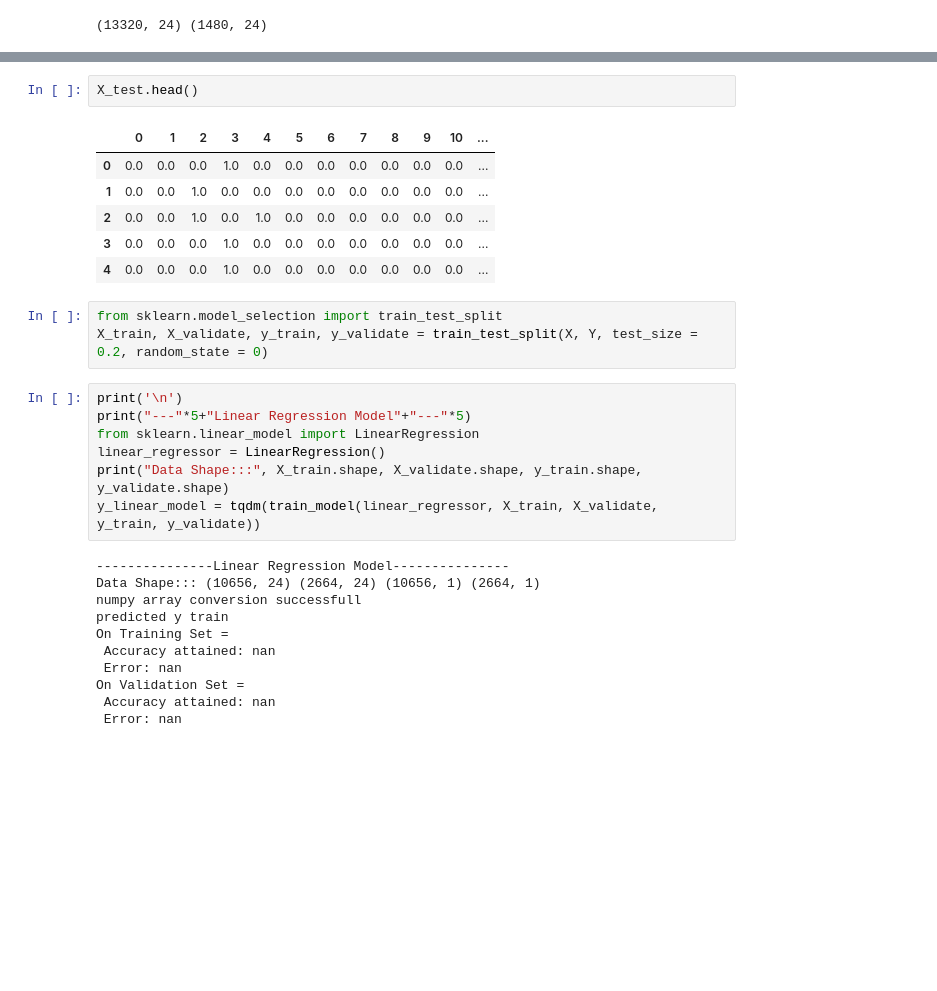
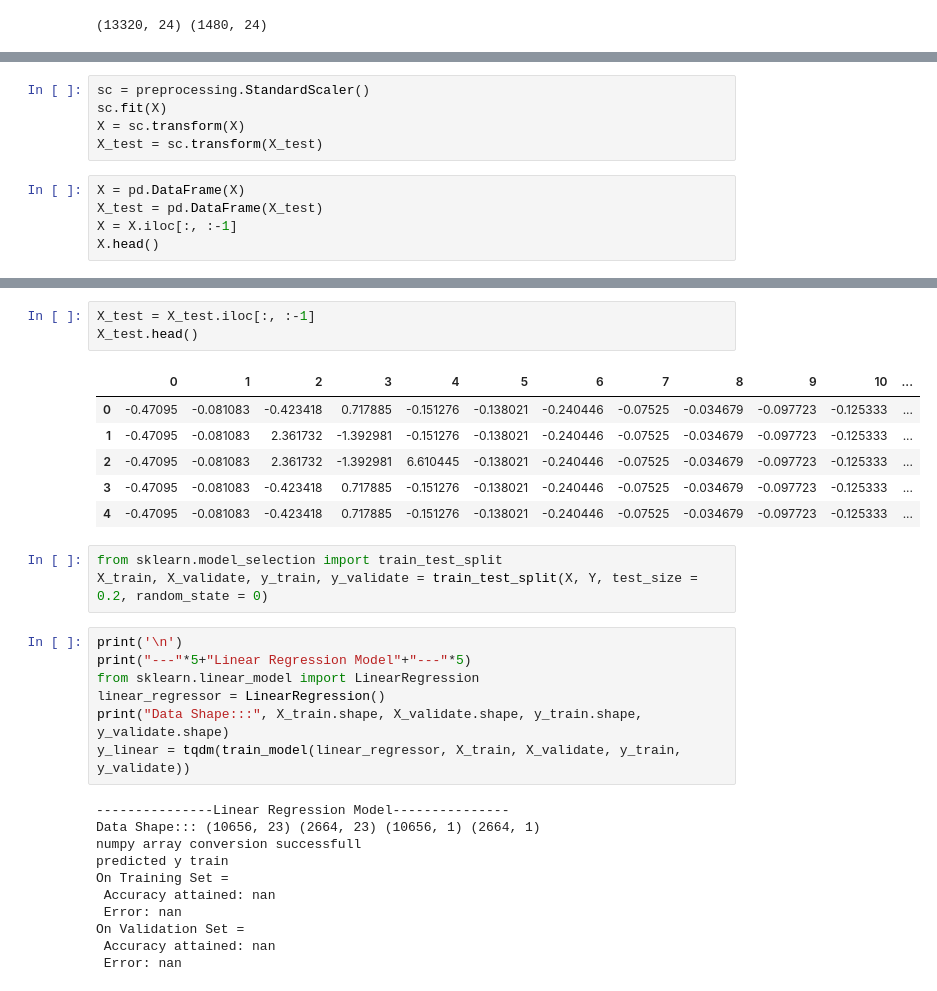
Before and after one commit to abhishakvarshney/Predicting-House-Prices-In-Bengaluru, a Jupyter notebook: Predicting_House_Prices_In_Bengaluru.ipynb, the cells around one changed output, grey strips where cells are left out. Drawn from its saved outputs; the diff is of its cells as text; blank space fills up the shorter version.

```diff
--- a/Predicting_House_Prices_In_Bengaluru.ipynb
+++ b/Predicting_House_Prices_In_Bengaluru.ipynb
@@ -424,0 +431,10 @@ print(X.shape, X_test.shape)
+# %%
+sc = preprocessing.StandardScaler()
+sc.fit(X)
+X = sc.transform(X)
+X_test = sc.transform(X_test)
+# %%
+X = pd.DataFrame(X)
+X_test = pd.DataFrame(X_test)
+X = X.iloc[:, :-1]
+X.head()
@@ -425,12 +448,13 @@ print(X.shape, X_test.shape)
 # %%
+X_test = X_test.iloc[:, :-1]
 X_test.head()
 # %% [output]
 |  | 0 | 1 | 2 | 3 | 4 | 5 | 6 | 7 | 8 | 9 | 10 | ... |
-| 0 | 0.0 | 0.0 | 0.0 | 1.0 | 0.0 | 0.0 | 0.0 | 0.0 | 0.0 | 0.0 | 0.0 | ... |
-| 1 | 0.0 | 0.0 | 1.0 | 0.0 | 0.0 | 0.0 | 0.0 | 0.0 | 0.0 | 0.0 | 0.0 | ... |
-| 2 | 0.0 | 0.0 | 1.0 | 0.0 | 1.0 | 0.0 | 0.0 | 0.0 | 0.0 | 0.0 | 0.0 | ... |
-| 3 | 0.0 | 0.0 | 0.0 | 1.0 | 0.0 | 0.0 | 0.0 | 0.0 | 0.0 | 0.0 | 0.0 | ... |
-| 4 | 0.0 | 0.0 | 0.0 | 1.0 | 0.0 | 0.0 | 0.0 | 0.0 | 0.0 | 0.0 | 0.0 | ... |
+| 0 | -0.47095 | -0.081083 | -0.423418 | 0.717885 | -0.151276 | -0.138021 | -0.240446 | -0.07525 | -0.034679 | -0.097723 | -0.125333 | ... |
+| 1 | -0.47095 | -0.081083 | 2.361732 | -1.392981 | -0.151276 | -0.138021 | -0.240446 | -0.07525 | -0.034679 | -0.097723 | -0.125333 | ... |
+| 2 | -0.47095 | -0.081083 | 2.361732 | -1.392981 | 6.610445 | -0.138021 | -0.240446 | -0.07525 | -0.034679 | -0.097723 | -0.125333 | ... |
+| 3 | -0.47095 | -0.081083 | -0.423418 | 0.717885 | -0.151276 | -0.138021 | -0.240446 | -0.07525 | -0.034679 | -0.097723 | -0.125333 | ... |
+| 4 | -0.47095 | -0.081083 | -0.423418 | 0.717885 | -0.151276 | -0.138021 | -0.240446 | -0.07525 | -0.034679 | -0.097723 | -0.125333 | ... |
 # %%
 from sklearn.model_selection import train_test_split
 X_train, X_validate, y_train, y_validate = train_test_split(X, Y, test_size = 0.2, random_state = 0)
@@ -440,10 +464,10 @@ print("---"*5+"Linear Regression Model"+"---"*5)
 from sklearn.linear_model import LinearRegression
 linear_regressor = LinearRegression()
 print("Data Shape:::", X_train.shape, X_validate.shape, y_train.shape, y_validate.shape)
-y_linear_model = tqdm(train_model(linear_regressor, X_train, X_validate, y_train, y_validate))
+y_linear = tqdm(train_model(linear_regressor, X_train, X_validate, y_train, y_validate))
 # %% [output]
 ---------------Linear Regression Model---------------
-Data Shape::: (10656, 24) (2664, 24) (10656, 1) (2664, 1)
+Data Shape::: (10656, 23) (2664, 23) (10656, 1) (2664, 1)
 numpy array conversion successfull
 predicted y train
 On Training Set =
```
Also changed, not shown: parts of 18 cells of this notebook.
